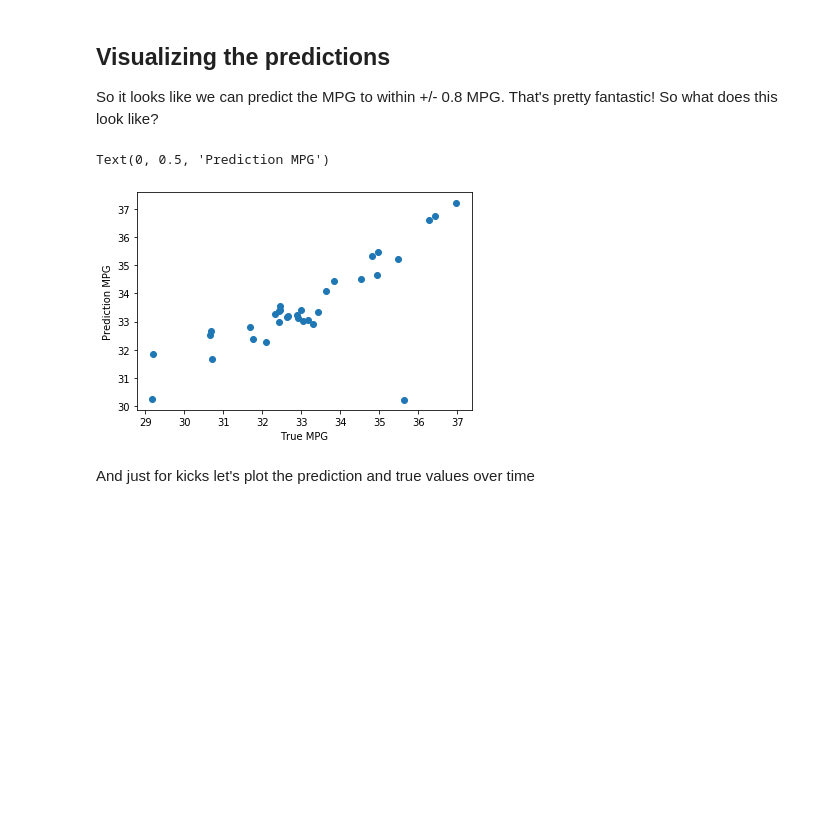
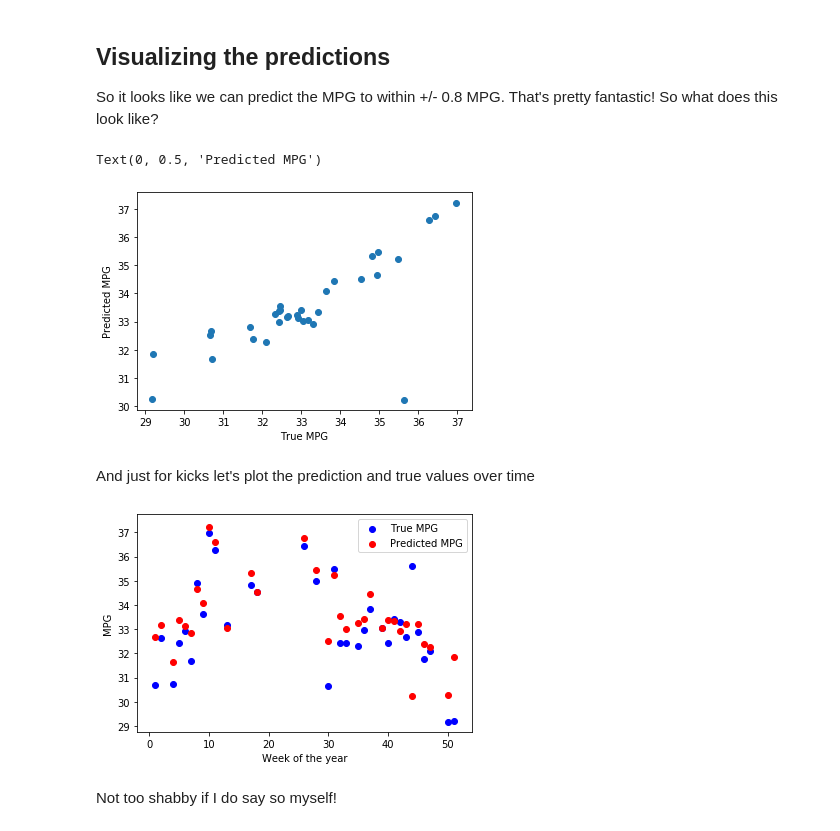
Before and after one commit to Jvinniec/fuel_economy, a Jupyter notebook: miles_per_gallon/miles-per-gallon_skl.ipynb, the cells around one changed output. Drawn from its saved outputs; the diff is of its cells as text; code cells hidden in the pictures; blank space fills up the shorter version.

```diff
--- a/miles_per_gallon/miles-per-gallon_skl.ipynb
+++ b/miles_per_gallon/miles-per-gallon_skl.ipynb
@@ -96,9 +75,19 @@ So it looks like we can predict the MPG to within +/- 0.8 MPG. That's pretty fan
 # %%
 plt.scatter(test_y, mpg_preds)
 plt.xlabel('True MPG')
-plt.ylabel('Prediction MPG')
+plt.ylabel('Predicted MPG')
 # %% [output]
-Text(0, 0.5, 'Prediction MPG')
+Text(0, 0.5, 'Predicted MPG')
 [figure]
 # %% [markdown]
 And just for kicks let's plot the prediction and true values over time
+# %%
+plt.scatter(test_x.Week, test_y, color='blue', label='True MPG')
+plt.scatter(test_x.Week, mpg_preds, color='red', label='Predicted MPG')
+plt.xlabel('Week of the year')
+plt.ylabel('MPG')
+leg = plt.legend()
+# %% [output]
+[figure, added]
+# %% [markdown]
+Not too shabby if I do say so myself!
```
Also changed, not shown: parts of 3 cells of this notebook.
